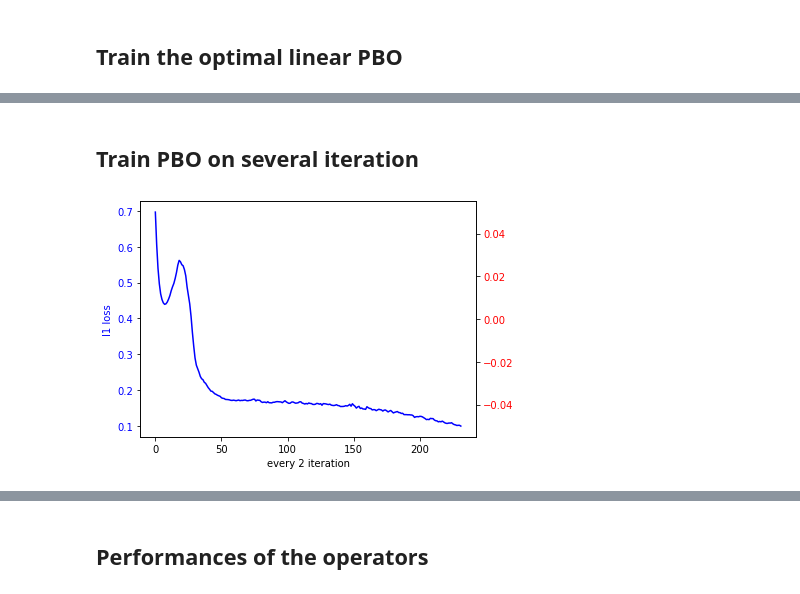
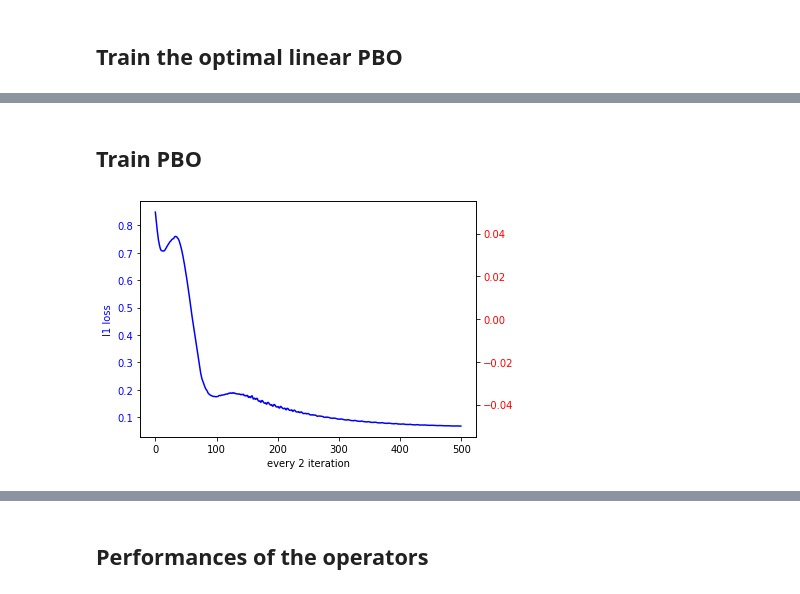
Before and after one commit to theovincent/PBO, a Jupyter notebook: pbo_chain_walk.ipynb, the cells around one changed output, grey strips where cells are left out. Saved outputs shown, nothing was run; the diff lists cells and outputs as text; code cells hidden in the pictures.

```diff
--- a/pbo_chain_walk.ipynb
+++ b/pbo_chain_walk.ipynb
@@ -138,7 +141,8 @@ weights_buffer.cast_to_jax_array()
 # %% [markdown]
 ## Build the PBOs network and the dataloaders
 # %%
-from pbo.networks.pbo import LinearPBO, OptimalTablePBO, WeightsOptimalLinearTablePBO
+from pbo.networks.learnable_pbo import LinearPBO, LinearPBOOnWeights
+from pbo.networks.optimal_pbo import OptimalTablePBO
 from pbo.sample_collection.dataloader import SampleDataLoader
 from pbo.weights_collection.dataloader import WeightsDataLoader
 
@@ -146,23 +150,23 @@ from pbo.weights_collection.dataloader import WeightsDataLoader
 data_loader_samples = SampleDataLoader(replay_buffer, batch_size_samples, shuffle_key)
 
 data_loader_weights = WeightsDataLoader(weights_buffer, batch_size_weights, shuffle_key)
-data_loader_weights_linear = WeightsDataLoader(weights_buffer, batch_size_weights_linear, shuffle_key)
+data_loader_weights_optimal = WeightsDataLoader(weights_buffer, batch_size_weights_optimal, shuffle_key)
 
-pbo = LinearPBO(pbo_network_key, q, learning_rate, max_bellman_iterations, add_infinity, importance_iteration)
-pbo_optimal = OptimalTablePBO(q, env.apply_bellman_operator, optimal_q, importance_iteration)
-pbo_optimal_linear = WeightsOptimalLinearTablePBO(pbo_network_key, q.weights_dimension, learning_rate_optimal_linear, pbo_optimal, max_bellman_iterations, add_infinity, importance_iteration)
+pbo = LinearPBO(q, max_bellman_iterations, add_infinity, importance_iteration, pbo_network_key, learning_rate)
+pbo_optimal = OptimalTablePBO(q, max_bellman_iterations, add_infinity, importance_iteration, env.apply_bellman_operator, optimal_q)
+pbo_optimal_linear = LinearPBOOnWeights(q, max_bellman_iterations, add_infinity, importance_iteration, pbo_network_key, learning_rate_optimal, pbo_optimal)
 # %% [markdown]
 ## Train the optimal linear PBO
 # %%
 linear_l2_grad_norm = float("inf")
 iteration = 0
 
-while linear_l2_grad_norm > tolerance_linear and iteration < max_steps_linear:
+while linear_l2_grad_norm > tolerance_optimal and iteration < max_steps_optimal:
     linear_l2_loss = 0
 
-    data_loader_weights_linear.shuffle()
-    for batch_weights in data_loader_weights_linear:
-        pbo_optimal_linear.params, pbo_optimal_linear.optimizer_state, l2_loss, l2_grad_loss = pbo_optimal_linear.learn_on_batch(pbo_optimal_linear.params, pbo.optimizer_state, batch_weights)
+    data_loader_weights_optimal.shuffle()
+    for batch_weights in data_loader_weights_optimal:
+        pbo_optimal_linear.params, pbo_optimal_linear.optimizer_state, l2_loss, l2_grad_loss = pbo_optimal_linear.learn_on_batch_on_weights(pbo_optimal_linear.params, pbo.optimizer_state, batch_weights)
         linear_l2_loss += l2_loss
 
     iteration += 1
@@ -196,5 +200,5 @@ linear l2 loss: 0.38118193 Linear l2 grad loss: 23.423734664916992
 # %% [markdown]
-## Train PBO on several iteration
+## Train PBO
 # %%
 from pbo.utils.shared_axis_plot import shared_axis_plot
 
@@ -204,33 +208,33 @@ full_batch = {
     "state": replay_buffer.states,
     "action": replay_buffer.actions,
     "reward": replay_buffer.rewards,
     "next_state": replay_buffer.next_states,
 }
 l1_losses = []
 
 iteration = 0
 l1_loss = float("inf")
 bellman_iterations = jnp.arange(max_bellman_iterations + 1)
 
 while l1_loss > tolerance and iteration < max_steps:
     cumulative_l2_loss = 0
 
     data_loader_weights.shuffle()
     for batch_weights in data_loader_weights:
         data_loader_samples.shuffle()
         for batch_samples in data_loader_samples:
             pbo.params, pbo.optimizer_state, l2_loss = pbo.learn_on_batch(pbo.params, pbo.optimizer_state, batch_weights, batch_samples)
             cumulative_l2_loss += l2_loss
 
     # Visualization
     if iteration % plot_freq == 0:
-        l1_loss = pbo.l1_loss(pbo.params, data_loader_weights.weights, full_batch)
+        l1_loss = pbo.loss(pbo.params, data_loader_weights.weights, full_batch, ord=1)
 
         l1_losses.append(l1_loss)
 
     iteration += 1
 
 shared_axis_plot(l1_losses, np.array(l1_losses) * np.nan, f"every {plot_freq} iteration", "l1 loss")
 # %% [output]
-[figure, old version]
+[figure, new version]
 # %%
```
Also changed, not shown: parts of 9 cells of this notebook, 8 other files.
